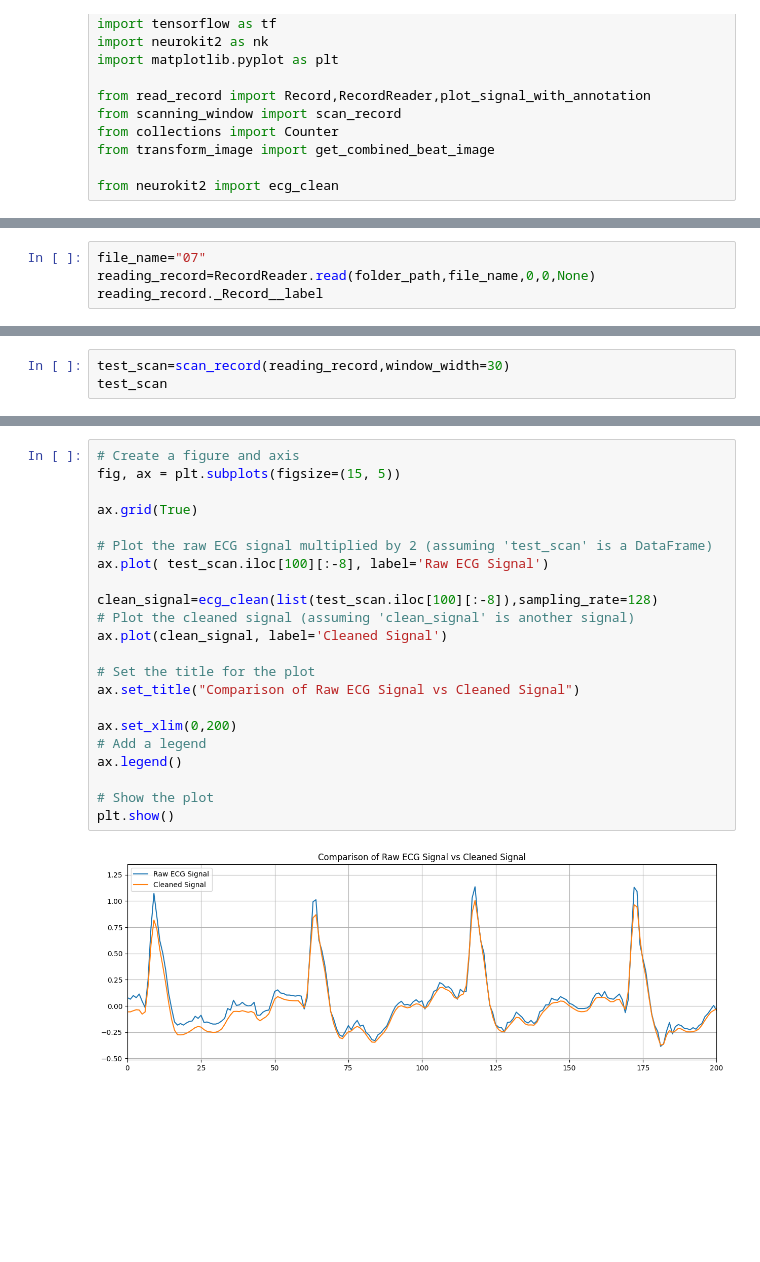
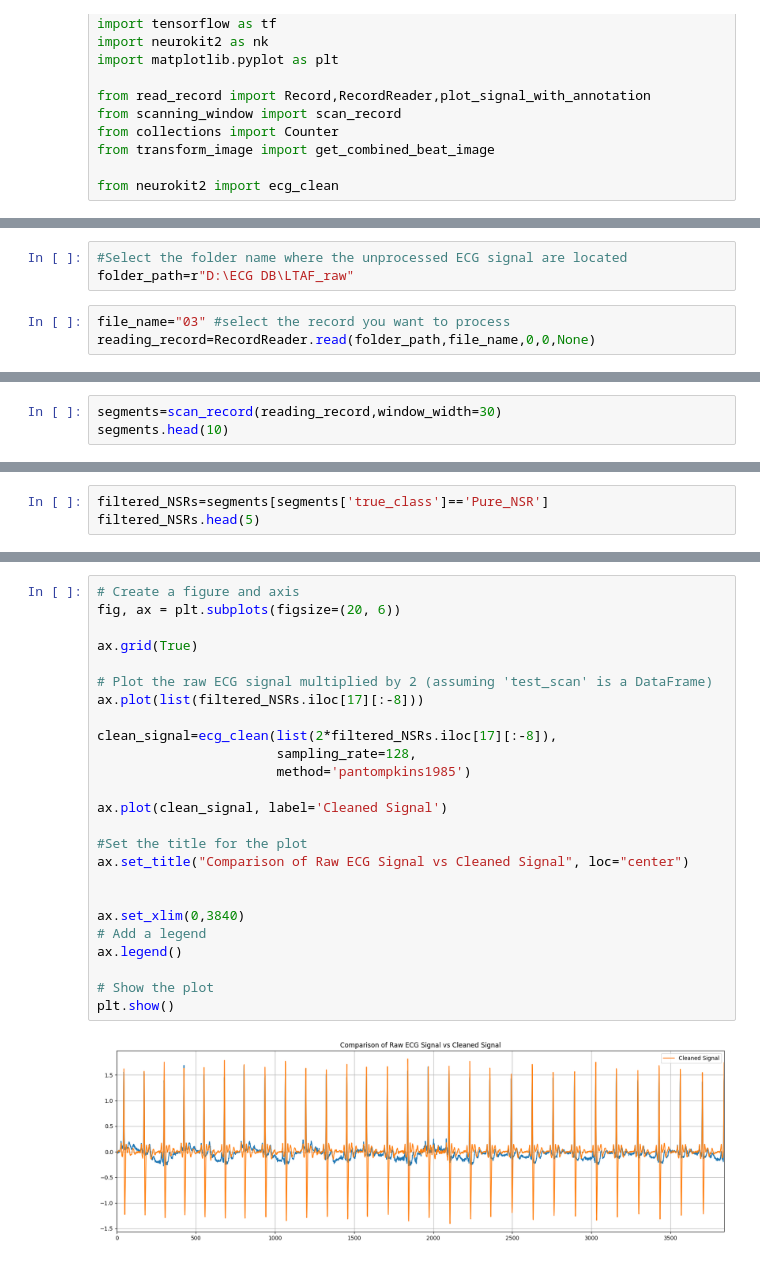
Before and after one commit to KhaingSuThway/ECGSignalProcessingPipeline, a Jupyter notebook: test_modules.ipynb, the cells around one changed output, grey strips where cells are left out. Saved outputs shown, nothing was run; the diff lists cells and outputs as text; blank space fills up the shorter version.

```diff
--- a/test_modules.ipynb
+++ b/test_modules.ipynb
@@ -18,4 +16,6 @@ folder_path=r"D:\ECG DB\LTAF"
+# %%
+#Select the folder name where the unprocessed ECG signal are located
+folder_path=r"D:\ECG DB\LTAF_raw"
 # %%
-file_name="07"
+file_name="03" #select the record you want to process
 reading_record=RecordReader.read(folder_path,file_name,0,0,None)
-reading_record._Record__label
@@ -80,4 +22,4 @@ reading_record.get_nsr_interval()
 # %%
-test_scan=scan_record(reading_record,window_width=30)
-test_scan
+segments=scan_record(reading_record,window_width=30)
+segments.head(10)
 # %% [output]
@@ -105,0 +48,3 @@ Counter({'AF': 45840, 'Others': 6140})
+# %%
+filtered_NSRs=segments[segments['true_class']=='Pure_NSR']
+filtered_NSRs.head(5)
@@ -106,25 +59,28 @@ Counter({'AF': 45840, 'Others': 6140})
 # %%
 # Create a figure and axis
-fig, ax = plt.subplots(figsize=(15, 5))
+fig, ax = plt.subplots(figsize=(20, 6))
 
 ax.grid(True)
 
 # Plot the raw ECG signal multiplied by 2 (assuming 'test_scan' is a DataFrame)
-ax.plot( test_scan.iloc[100][:-8], label='Raw ECG Signal')
+ax.plot(list(filtered_NSRs.iloc[17][:-8]))
 
-clean_signal=ecg_clean(list(test_scan.iloc[100][:-8]),sampling_rate=128)
-# Plot the cleaned signal (assuming 'clean_signal' is another signal)
+clean_signal=ecg_clean(list(2*filtered_NSRs.iloc[17][:-8]),
+                       sampling_rate=128,
+                       method='pantompkins1985')
+
 ax.plot(clean_signal, label='Cleaned Signal')
 
-# Set the title for the plot
-ax.set_title("Comparison of Raw ECG Signal vs Cleaned Signal")
+#Set the title for the plot
+ax.set_title("Comparison of Raw ECG Signal vs Cleaned Signal", loc="center")
 
-ax.set_xlim(0,200)
+
+ax.set_xlim(0,3840)
 # Add a legend
 ax.legend()
 
 # Show the plot
 plt.show()
 # %% [output]
-[figure, old version]
+[figure, new version]
 # %%
```
Also changed, not shown: parts of 18 cells of this notebook.
